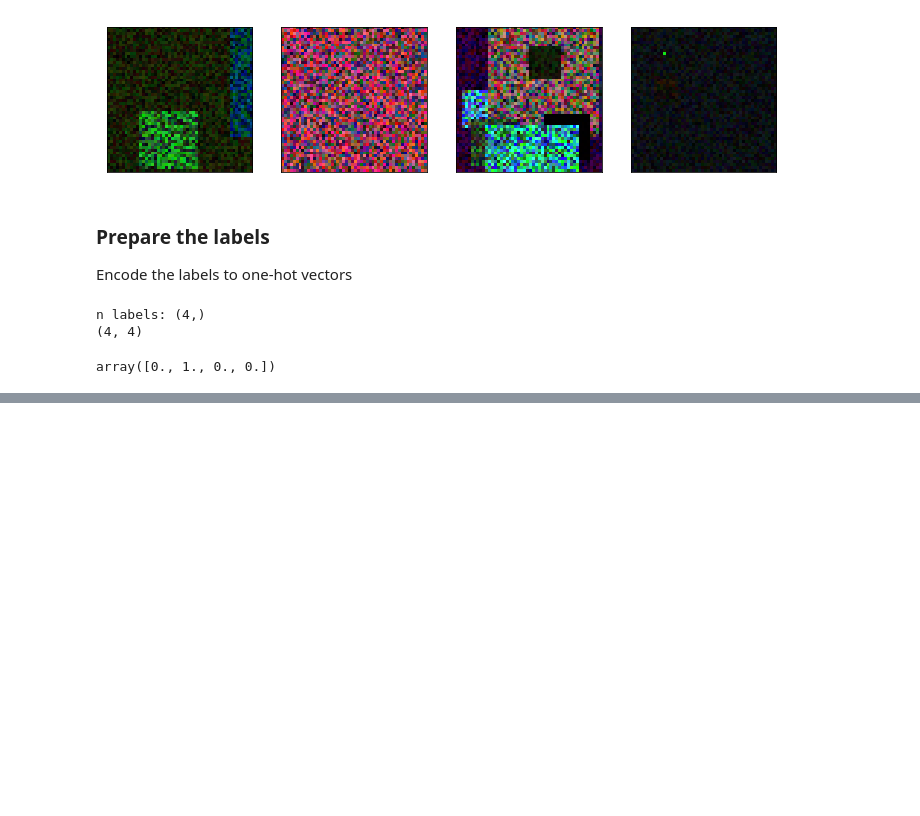
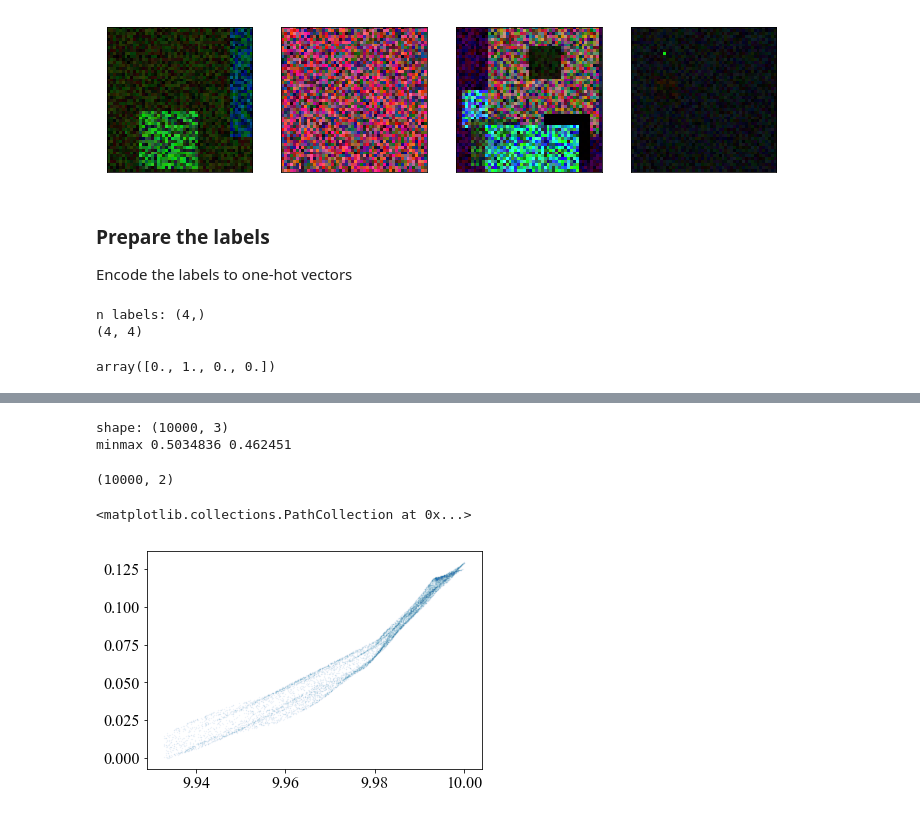
Before and after one commit to voschezang/trash-image-classification, a Jupyter notebook: src/nn/nn-autoencoder-random-large.ipynb, the cells around one changed output, grey strips where cells are left out. Cells and saved outputs as stored; diff of their text form; code cells hidden in the pictures; blank space fills up the shorter version.

```diff
--- a/src/nn/nn-autoencoder-random-large.ipynb
+++ b/src/nn/nn-autoencoder-random-large.ipynb
@@ -339,0 +164,12 @@ plot.multiple(results)
+# %%
+input_ = Input(shape=input_shape)
+x = Dense(w, activation='relu')(input_) # (None, 128)
+for i in range(10):
+    x = Dense(w, activation='relu', kernel_initializer=k_init, bias_initializer=b_init)(x) # (None, 128)
+
+x = Dense(output_length ,activation='sigmoid')(x)
+
+decoder = Model(input_, x)
+decoder.summary()
+
+decoder.compile(optimizer='adam', loss='categorical_crossentropy')
@@ -339,0 +194,26 @@ plot.multiple(results)
+# %%
+n = 1000 * 10
+x_test = np.random.random([n,input_length])
+# samples = np.stack([sample])
+y_test = decoder.predict(x_test)
+print('shape:', y_test.shape)
+print('minmax',y_test[0].max(), y_test[0].min())
+# %% [output]
+shape: (10000, 3)
+minmax 0.5034836 0.462451
+# %%
+a = 10
+# for frame in y_test[:0]:
+#     result = normalize2D(frame)
+#     plt.scatter(result[:,0] * a, result[:,1] * a, alpha=0.1, s=0.1)
+# %%
+result = y_test[:,1:3]
+result = normalize(result)
+result.shape
+# %% [output]
+(10000, 2)
+# %%
+plt.scatter(result[:,0] * a, result[:,1] * a, alpha=0.1, s=0.1)
+# %% [output]
+<matplotlib.collections.PathCollection at 0x...>
+[figure, added]
```
Also changed, not shown: parts of 42 cells of this notebook.
